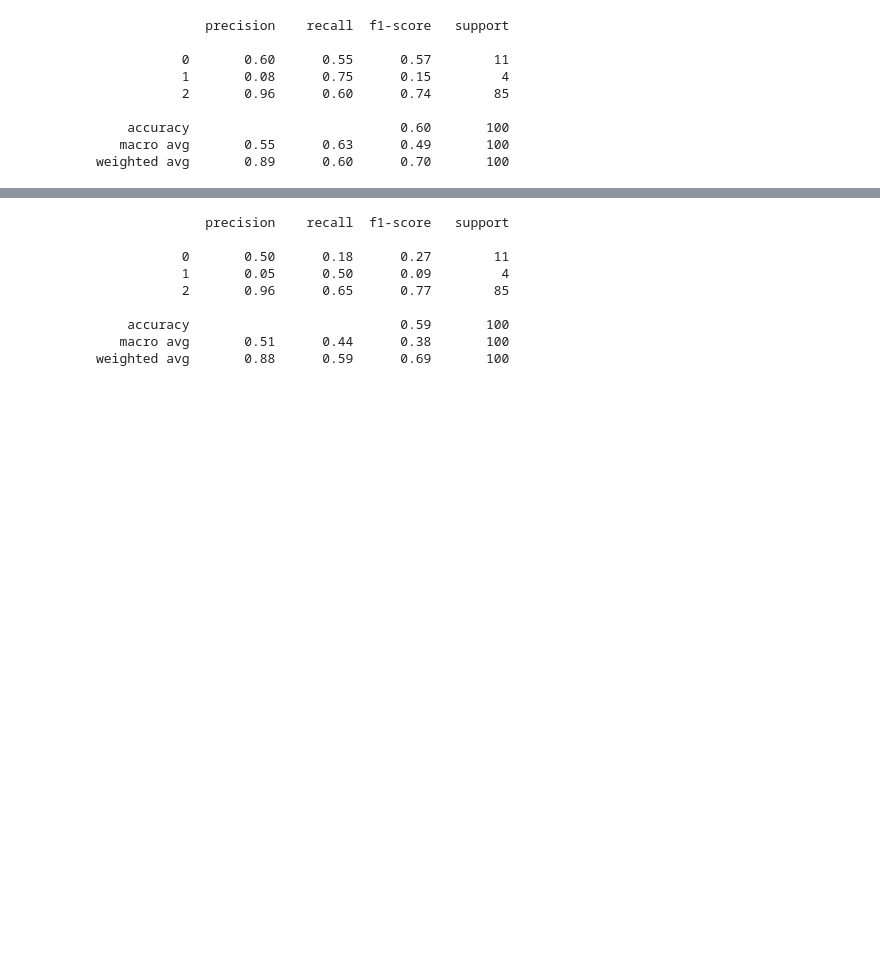
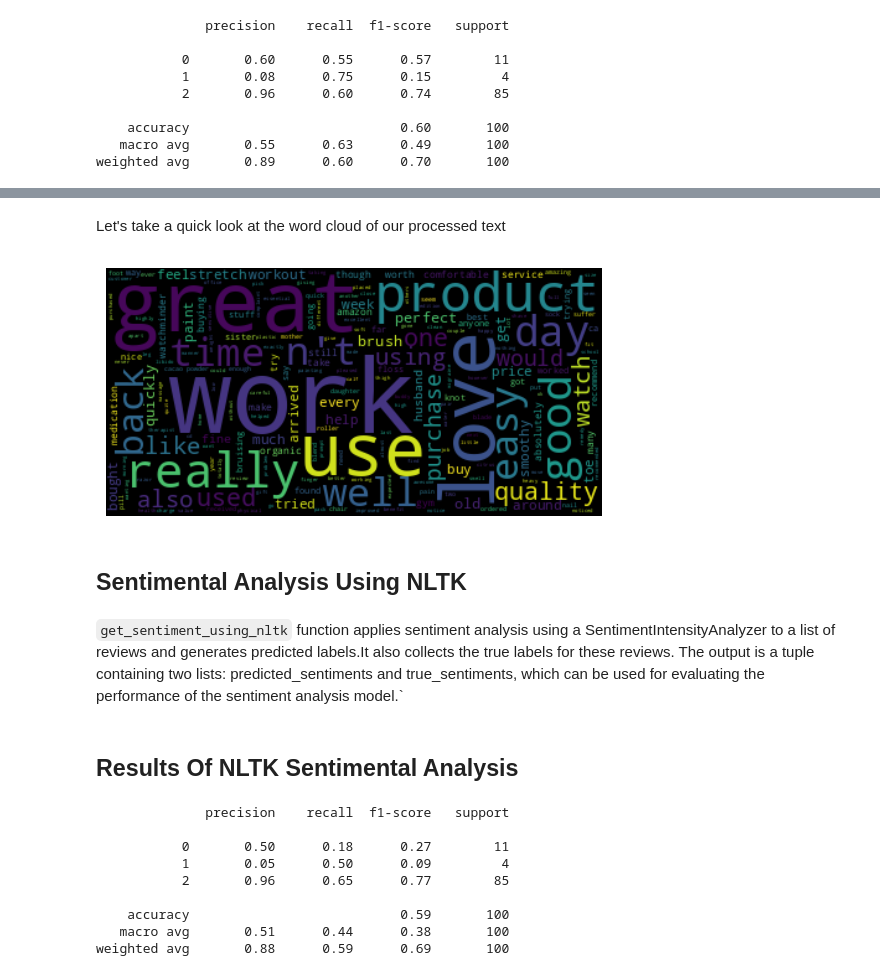
Before and after one commit to pal0064/tutorials, a Jupyter notebook: stanza/Stanza.ipynb, the cells around one changed output, grey strips where cells are left out. Saved outputs shown, nothing was run; the diff lists cells and outputs as text; code cells hidden in the pictures; blank space fills up the shorter version.

```diff
--- a/stanza/Stanza.ipynb
+++ b/stanza/Stanza.ipynb
@@ -254 +242,13 @@ True
+# %%
+processed_texts_nltk = preprocess_review_texts_using_nltk(dataset['train']['review_body'][0:size])
+# %% [markdown]
+Let's take a quick look at the word cloud of our processed text
+# %%
+show_word_cloud(processed_texts_nltk)
+# %% [output]
+[figure, added]
+# %% [markdown]
+## Sentimental Analysis Using NLTK
+# %% [markdown]
+`get_sentiment_using_nltk` function applies sentiment analysis using a SentimentIntensityAnalyzer to a list of reviews and generates predicted labels.It also collects the true labels for these reviews. The output is a tuple containing two lists: predicted_sentiments and true_sentiments, which can be used for evaluating the performance of the sentiment analysis model.`
 # %%
@@ -270,3 +270,5 @@ predicted_sentiments_nltk,true_sentiments = get_sentiment_using_nltk(processed_t
+# %% [markdown]
+## Results Of NLTK Sentimental Analysis
 # %%
 print(classification_report(true_sentiments, predicted_sentiments_nltk))
 # %% [output]
```
Also changed, not shown: parts of 65 cells of this notebook, 7 other files.
